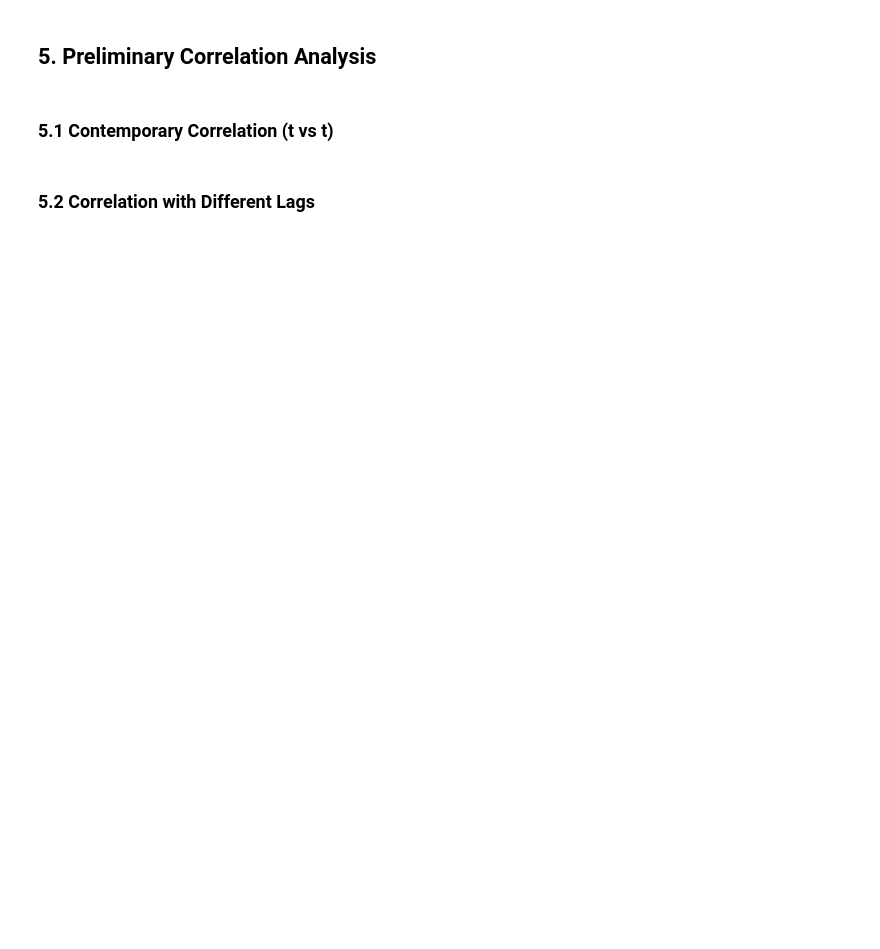
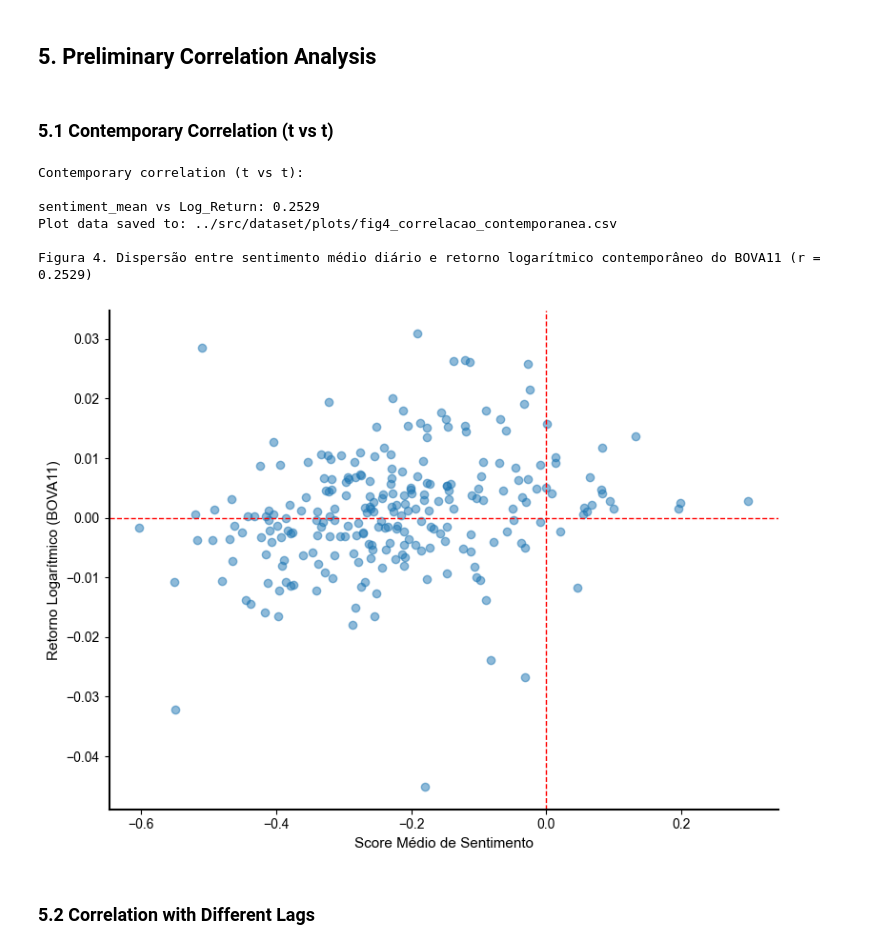
Before and after one commit to andrebpf/tcc-mba, a Jupyter notebook: notebooks/03_sentiment_market_merge.ipynb, the cells around one changed output. Drawn from its saved outputs; the diff is of its cells as text; code cells hidden in the pictures; blank space fills up the shorter version.

```diff
--- a/notebooks/03_sentiment_market_merge.ipynb
+++ b/notebooks/03_sentiment_market_merge.ipynb
@@ -169,3 +251,34 @@ plt.show()
+# %%
+corr_t0 = df_final[['sentiment_mean', 'Log_Return']].corr()
+print("Contemporary correlation (t vs t):")
+print(f"\nsentiment_mean vs Log_Return: {corr_t0.iloc[0, 1]:.4f}")
+
+# Save plot data for future analysis
+df_fig4 = df_final[['date', 'sentiment_mean', 'Log_Return']].copy()
+df_fig4.to_csv('../src/dataset/plots/fig4_correlacao_contemporanea.csv', index=False)
+print("Plot data saved to: ../src/dataset/plots/fig4_correlacao_contemporanea.csv")
+
+# Figure 4: Scatter — contemporary sentiment vs. return
+print(f"\nFigura 4. Dispersão entre sentimento médio diário e retorno logarítmico "
+      f"contemporâneo do BOVA11 (r = {corr_t0.iloc[0, 1]:.4f})")
+fig, ax = plt.subplots(figsize=(8, 6))
+fig.patch.set_facecolor('white')
+ax.scatter(df_final['sentiment_mean'], df_final['Log_Return'], alpha=0.5)
+ax.set_xlabel('Score Médio de Sentimento', fontname='Arial', fontsize=11, color='black')
+ax.set_ylabel('Retorno Logarítmico (BOVA11)', fontname='Arial', fontsize=11, color='black')
+ax.axhline(y=0, color='red', linestyle='--', linewidth=1)
+ax.axvline(x=0, color='red', linestyle='--', linewidth=1)
+format_axes(ax)
+plt.tight_layout()
+plt.show()
+# %% [output]
+Contemporary correlation (t vs t):
+
+sentiment_mean vs Log_Return: 0.2529
+Plot data saved to: ../src/dataset/plots/fig4_correlacao_contemporanea.csv
+
+Figura 4. Dispersão entre sentimento médio diário e retorno logarítmico contemporâneo do BOVA11 (r = 0.2529)
+[figure, added]
 # %% [markdown]
 ### 5.2 Correlation with Different Lags
 # %%
```
Also changed, not shown: parts of 22 cells of this notebook, 5 other files.
